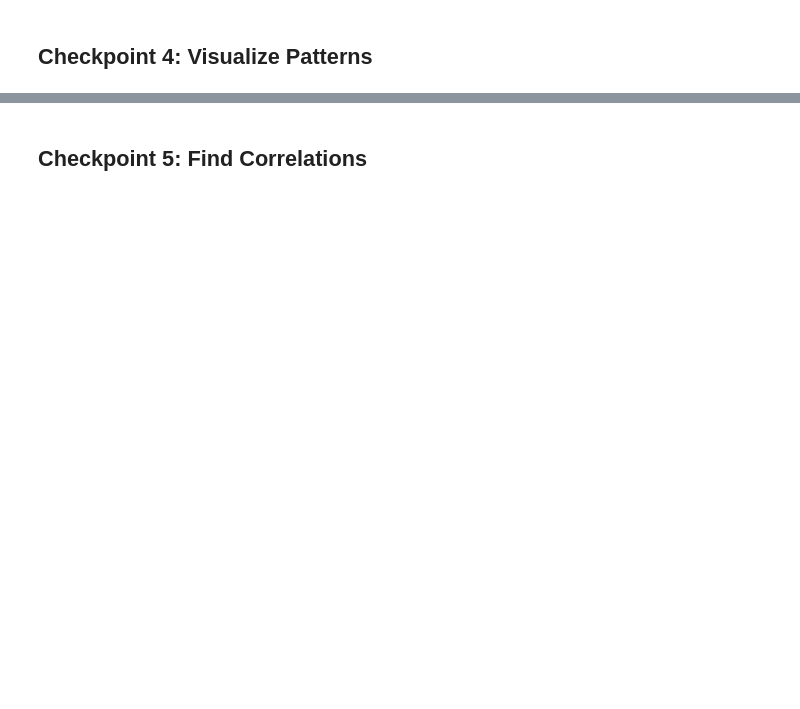
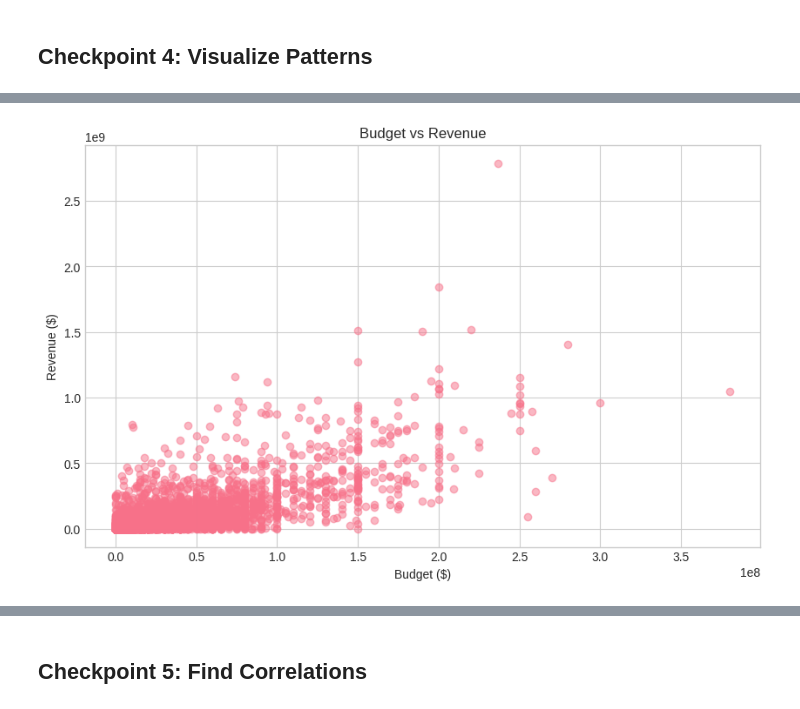
Before and after one commit to DKeAlvaro/Intro-DSAI, a Jupyter notebook: solutions/workshop_solutions.ipynb, the cells around one changed output, grey strips where cells are left out. Drawn from its saved outputs; the diff is of its cells as text; code cells hidden in the pictures; blank space fills up the shorter version.

```diff
--- a/solutions/workshop_solutions.ipynb
+++ b/solutions/workshop_solutions.ipynb
@@ -33,3 +172,11 @@
 # %%
-# SOLUTION: Scatter plot of budget vs revenueplt.figure(figsize=(10, 6))plt.scatter(df['budget'], df['revenue'], alpha=0.5)plt.xlabel('Budget ($)')plt.ylabel('Revenue ($)')plt.title('Budget vs Revenue')plt.show()
+# SOLUTION: Scatter plot of budget vs revenue
+plt.figure(figsize=(10, 6))
+plt.scatter(df['budget'], df['revenue'], alpha=0.5)
+plt.xlabel('Budget ($)')
+plt.ylabel('Revenue ($)')
+plt.title('Budget vs Revenue')
+plt.show()
+# %% [output]
+[figure, added]
 # %%
```
Also changed, not shown: parts of 26 cells of this notebook, 3 other files.
